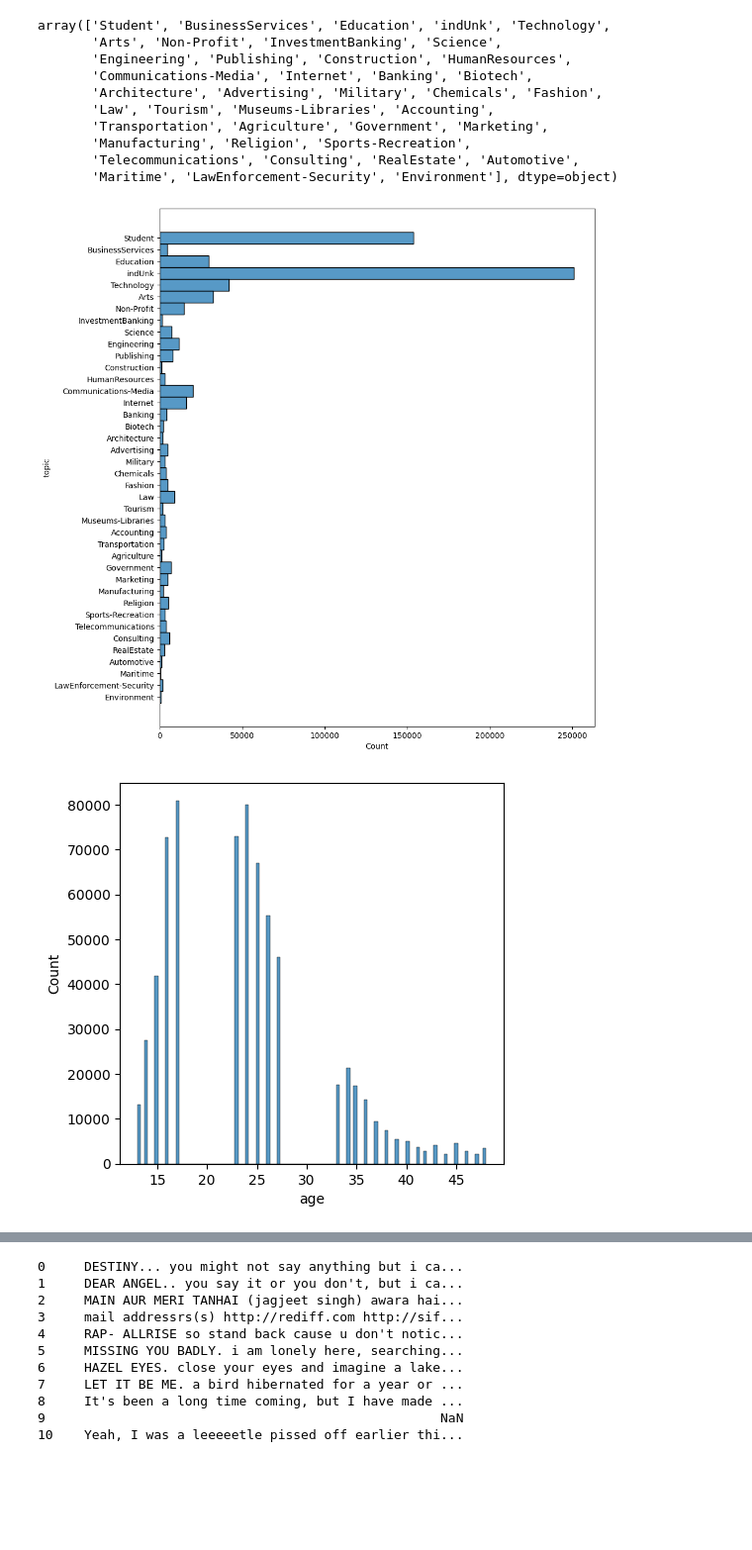
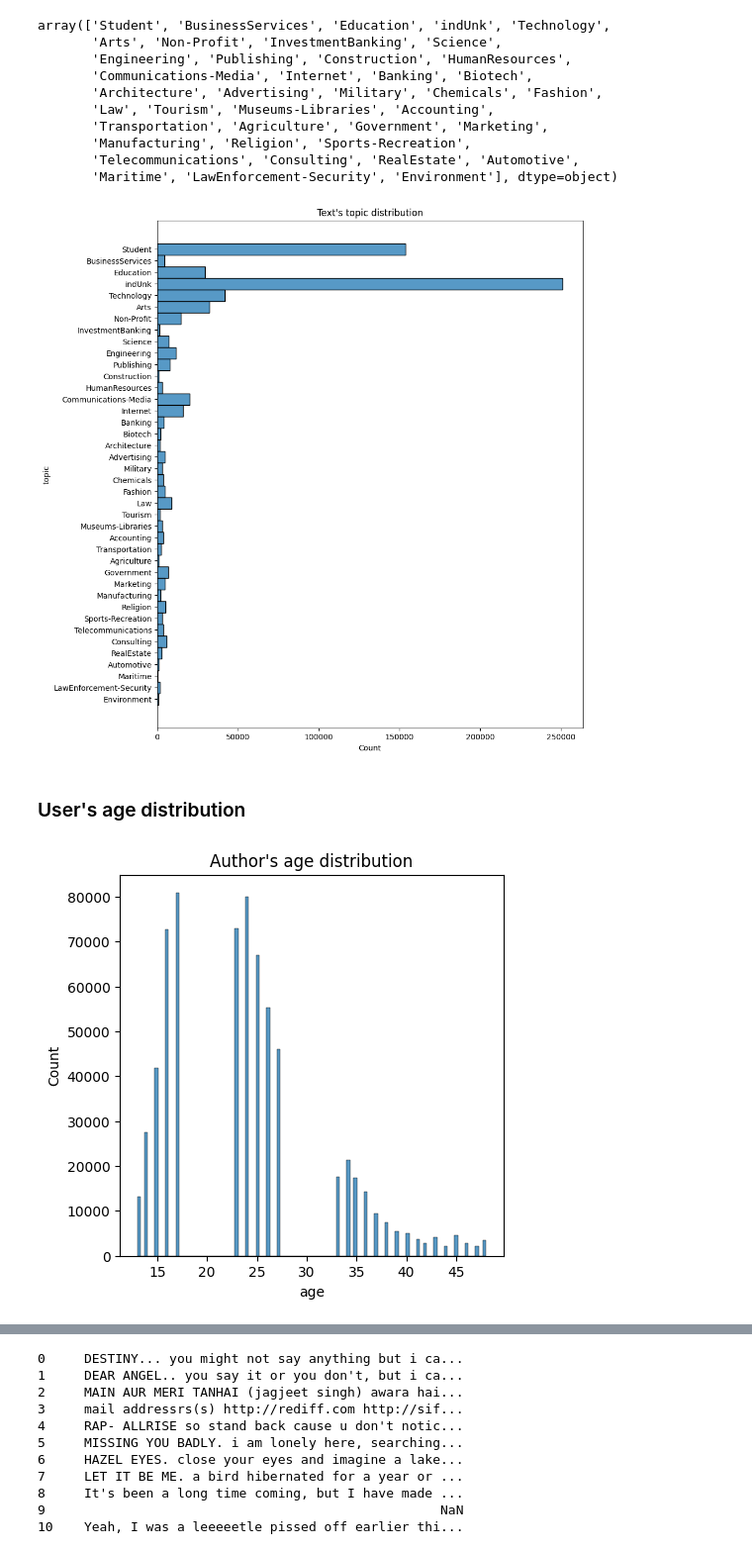
Before and after one commit to schwp/slm-user-modeling-research, a Jupyter notebook: notebook/phase_0_eda.ipynb, the cells around one changed output, grey strips where cells are left out. Shown at 99% size. Saved outputs shown, nothing was run; the diff lists cells and outputs as text; code cells hidden in the pictures; blank space fills up the shorter version.

```diff
--- a/notebook/phase_0_eda.ipynb
+++ b/notebook/phase_0_eda.ipynb
@@ -35,13 +45,17 @@ import seaborn as sns
 import matplotlib.pyplot as plt
 
 plt.figure(figsize=(10,12))
-sns.histplot(y="topic", data=df)
+ax = sns.histplot(y="topic", data=df)
+ax.set_title('Text\'s topic distribution')
 plt.show()
 # %% [output]
-[figure, old version]
+[figure, new version]
+# %% [markdown]
+### User's age distribution
 # %%
 plt.figure(figsize=(5, 5))
-sns.histplot(x="age", data=df, bins=100)
+ax = sns.histplot(x="age", data=df, bins=100)
+ax.set_title('Author\'s age distribution')
 plt.show()
 # %% [output]
-[figure, old version]
+[figure, new version]
```
Also changed, not shown: parts of 23 cells of this notebook, 1 other file.
